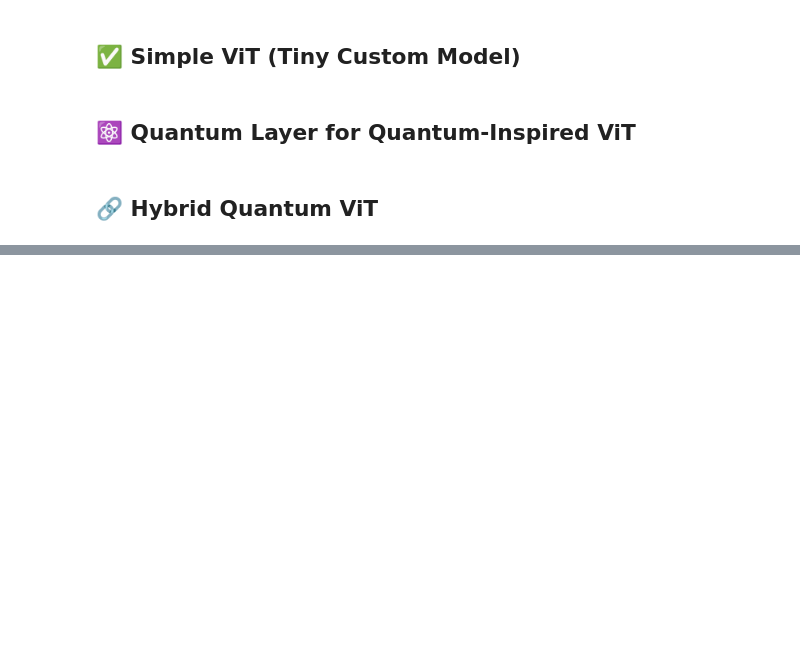
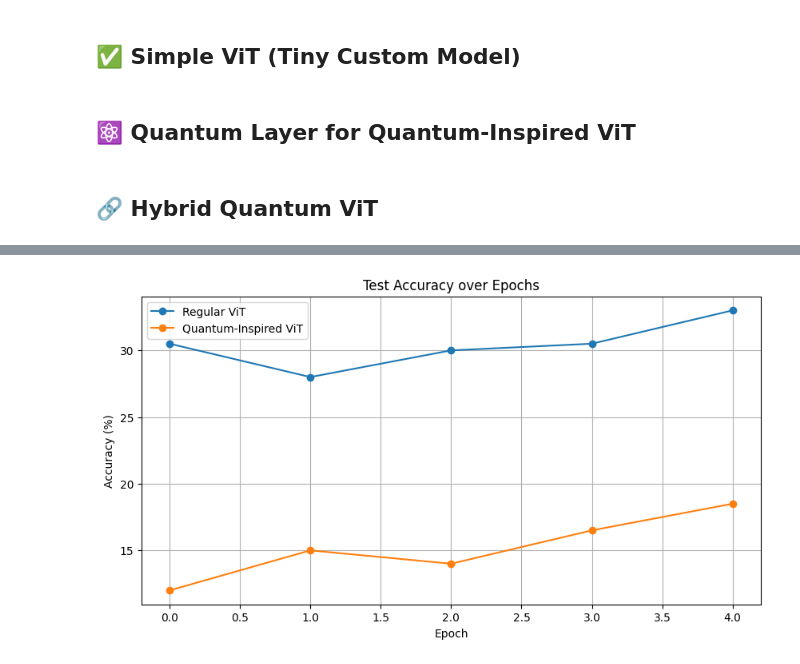
Before and after one commit to Mian56/Qvit-vs-Vit, a Jupyter notebook: Quantum_vs_Regular_ViT_Colab.ipynb, the cells around one changed output, grey strips where cells are left out. Saved outputs shown, nothing was run; the diff lists cells and outputs as text; code cells hidden in the pictures; blank space fills up the shorter version.

```diff
--- a/Quantum_vs_Regular_ViT_Colab.ipynb
+++ b/Quantum_vs_Regular_ViT_Colab.ipynb
@@ -83,0 +128,32 @@ class HybridViT(nn.Module):
+# %%
+device = torch.device("cuda" if torch.cuda.is_available() else "cpu")
+num_epochs = 5
+
+# Instantiate models
+model_classic = SimpleViT().to(device)
+model_quantum = HybridViT().to(device)
+
+# Optimizers and loss
+optimizer_classic = torch.optim.Adam(model_classic.parameters(), lr=0.001)
+optimizer_quantum = torch.optim.Adam(model_quantum.parameters(), lr=0.001)
+criterion = nn.CrossEntropyLoss()
+
+classic_train_acc, quantum_train_acc = [], []
+classic_test_acc, quantum_test_acc = [], []
+
+for epoch in range(num_epochs):
+    print(f"Epoch {epoch+1}/{num_epochs}")
+
+    loss_c, acc_c = train(model_classic, train_loader, optimizer_classic, criterion, device)
+    val_loss_c, val_acc_c = evaluate(model_classic, test_loader, criterion, device)
+
+    loss_q, acc_q = train(model_quantum, train_loader, optimizer_quantum, criterion, device)
+    val_loss_q, val_acc_q = evaluate(model_quantum, test_loader, criterion, device)
+
+    print(f"Classic ViT - Train Acc: {acc_c:.2f}%, Test Acc: {val_acc_c:.2f}%")
+    print(f"Quantum ViT - Train Acc: {acc_q:.2f}%, Test Acc: {val_acc_q:.2f}%\n")
+
+    classic_train_acc.append(acc_c)
+    quantum_train_acc.append(acc_q)
+    classic_test_acc.append(val_acc_c)
+    quantum_test_acc.append(val_acc_q)
@@ -83,0 +180,14 @@ class HybridViT(nn.Module):
+# %%
+import matplotlib.pyplot as plt
+
+plt.figure(figsize=(10, 5))
+plt.plot(classic_test_acc, label='Regular ViT', marker='o')
+plt.plot(quantum_test_acc, label='Quantum-Inspired ViT', marker='o')
+plt.title("Test Accuracy over Epochs")
+plt.xlabel("Epoch")
+plt.ylabel("Accuracy (%)")
+plt.legend()
+plt.grid(True)
+plt.show()
+# %% [output]
+[figure, added]
```
Also changed, not shown: parts of 3 cells of this notebook.
